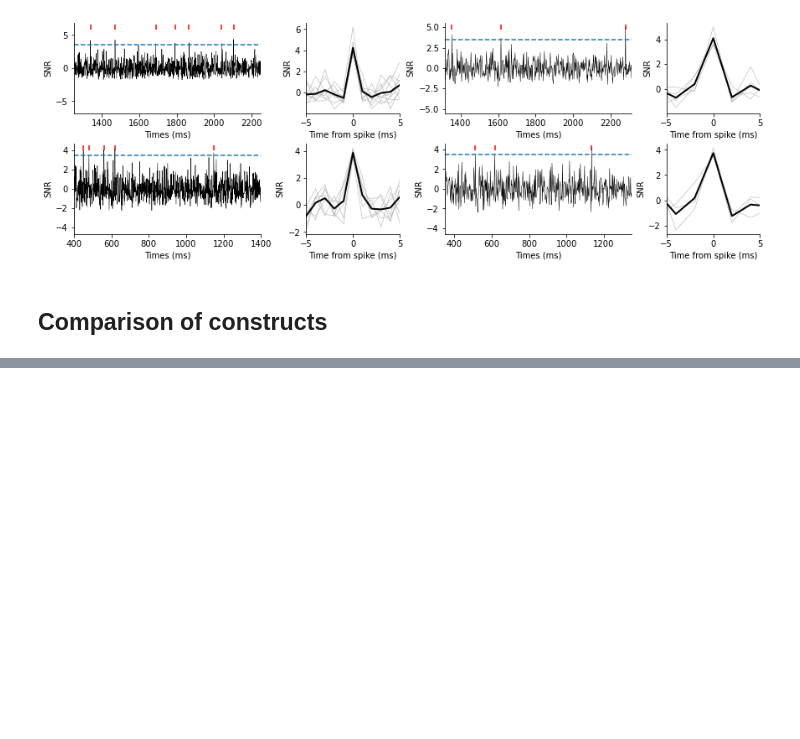
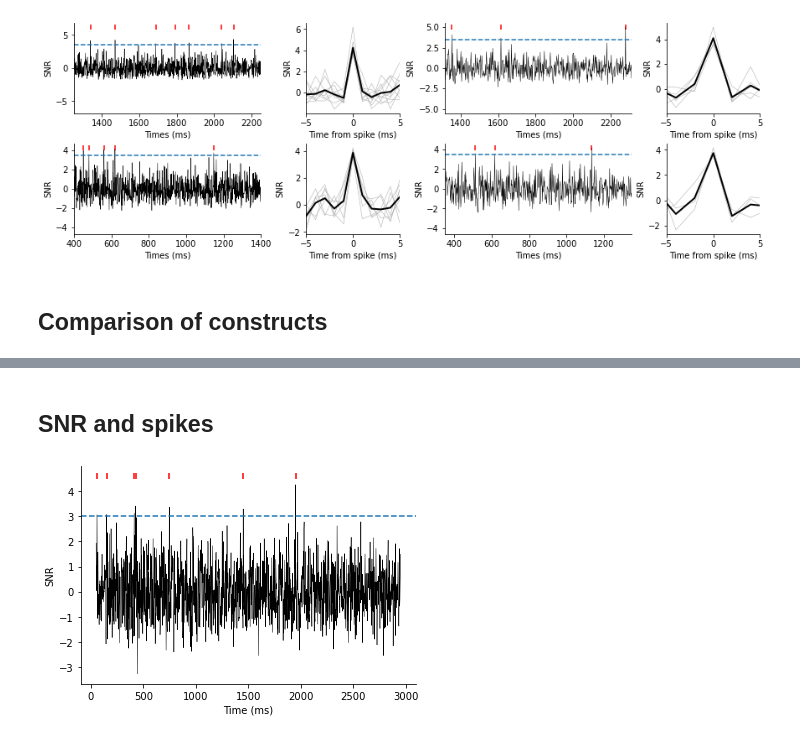
Before and after one commit to cantin-ortiz/cajal_voltage_imaging, a Jupyter notebook: figures_presentation.ipynb, the cells around one changed output, grey strips where cells are left out. Cells and saved outputs as stored; diff of their text form; code cells hidden in the pictures; blank space fills up the shorter version.

```diff
--- a/figures_presentation.ipynb
+++ b/figures_presentation.ipynb
@@ -214,0 +248,43 @@ plt.savefig('VR_TR.png', dpi = 300)
+# %%
+def movingMeanSub(signal, half_window_size = 25):
+
+    vect_zscored = np.zeros(len(signal) - 2*half_window_size)
+    for i in range(len(vect_zscored)):
+        start_point = i
+        end_point = i+2*half_window_size+1
+        sub_signal = signal[start_point:end_point]
+        vect_zscored[i] = (signal[i+half_window_size] - np.mean(sub_signal))
+    return(vect_zscored)
+
+plt.figure()
+signal_substracted = movingMeanSub(signal)
+ts = np.linspace(50, 2950, num = len(signal_substracted))
+plt.plot(ts, signal_substracted, c = 'black', linewidth = 0.5)
+plt.gca().spines['right'].set_visible(False)
+plt.gca().spines['top'].set_visible(False)
+plt.ylabel('F')
+plt.xlabel('Time (ms)')
+plt.savefig('figure_method_04.png', dpi = 300)
+plt.close()
+# %% [markdown]
+## SNR and spikes
+# %%
+threshold = 3
+plt.figure()
+signal_SNR = signal_substracted / np.std(signal_substracted)
+ts = np.linspace(50, 2950, num = len(signal_substracted))
+plt.plot(ts, signal_SNR, c = 'black', linewidth = 0.5)
+plt.gca().spines['right'].set_visible(False)
+plt.gca().spines['top'].set_visible(False)
+plt.ylabel('SNR')
+plt.xlabel('Time (ms)')
+plt.savefig('figure_method_05.png', dpi = 300)
+
+#Threshold
+peaks = peakDetection(signal_SNR, threshold)
+extreme_val = 1.2*np.max(np.abs(signal_SNR))
+plt.axhline(threhsold, linestyle = '--')
+plt.scatter(ts[peaks], [0.9*extreme_val]*len(peaks), c = 'r', marker = '|')
+plt.savefig('figure_method_06.png', dpi = 300)
+# %% [output]
+[figure, added]
```
Also changed, not shown: parts of 11 cells of this notebook, 2 other files.
